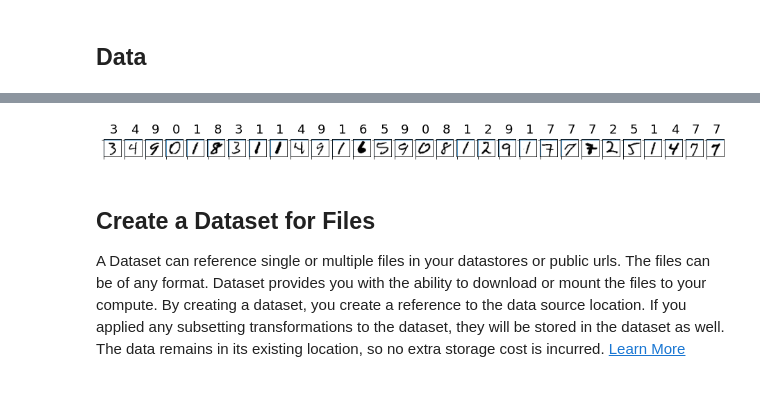
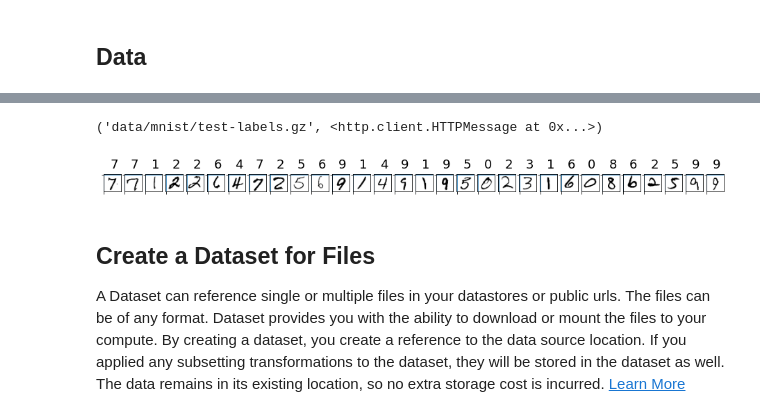
Before and after one commit to retkowsky/AMLlabs, a Jupyter notebook: Lab5 Training and hyperparameter tuning.ipynb, the cells around one changed output, grey strips where cells are left out. Cells and saved outputs as stored; diff of their text form; code cells hidden in the pictures.

```diff
--- a/Lab5 Training and hyperparameter tuning.ipynb
+++ b/Lab5 Training and hyperparameter tuning.ipynb
@@ -88,26 +65,41 @@ exp = Experiment(workspace=ws, name='Lab5-HyperparameterTuning')
+# %%
+import urllib
+data_folder = 'data/mnist'
+os.makedirs(data_folder, exist_ok=True)
+
+urllib.request.urlretrieve('https://azureopendatastorage.blob.core.windows.net/mnist/train-images-idx3-ubyte.gz',
+                           filename=os.path.join(data_folder, 'train-images.gz'))
+urllib.request.urlretrieve('https://azureopendatastorage.blob.core.windows.net/mnist/train-labels-idx1-ubyte.gz',
+                           filename=os.path.join(data_folder, 'train-labels.gz'))
+urllib.request.urlretrieve('https://azureopendatastorage.blob.core.windows.net/mnist/t10k-images-idx3-ubyte.gz',
+                           filename=os.path.join(data_folder, 'test-images.gz'))
+urllib.request.urlretrieve('https://azureopendatastorage.blob.core.windows.net/mnist/t10k-labels-idx1-ubyte.gz',
+                           filename=os.path.join(data_folder, 'test-labels.gz'))
+# %% [output]
+('data/mnist/test-labels.gz', <http.client.HTTPMessage at 0x...>)
 # %%
 from utils import load_data
 
 # note we also shrink the intensity values (X) from 0-255 to 0-1. This helps the neural network converge faster.
-X_train = load_data('./data/mnist/train-images.gz', False) / 255.0
-y_train = load_data('./data/mnist/train-labels.gz', True).reshape(-1)
+X_train = load_data('data/mnist/train-images.gz', False) / 255.0
+y_train = load_data('data/mnist/train-labels.gz', True).reshape(-1)
 
-X_test = load_data('./data/mnist/test-images.gz', False) / 255.0
-y_test = load_data('./data/mnist/test-labels.gz', True).reshape(-1)
+X_test = load_data('data/mnist/test-images.gz', False) / 255.0
+y_test = load_data('data/mnist/test-labels.gz', True).reshape(-1)
 
 count = 0
 sample_size = 30
 plt.figure(figsize = (16, 6))
 for i in np.random.permutation(X_train.shape[0])[:sample_size]:
     count = count + 1
     plt.subplot(1, sample_size, count)
     plt.axhline('')
     plt.axvline('')
     plt.text(x = 10, y = -10, s = y_train[i], fontsize = 18)
     plt.imshow(X_train[i].reshape(28, 28), cmap = plt.cm.Greys)
 plt.show()
 # %% [output]
-[figure, old version]
+[figure, new version]
 # %% [markdown]
 ## Create a Dataset for Files
 A Dataset can reference single or multiple files in your datastores or public urls. The files can be of any format. Dataset provides you with the ability to download or mount the files to your compute. By creating a dataset, you create a reference to the data source location. If you applied any subsetting transformations to the dataset, they will be stored in the dataset as well. The data remains in its existing location, so no extra storage cost is incurred. [Learn More](https://aka.ms/azureml/howto/createdatasets)
```
Also changed, not shown: parts of 24 cells of this notebook, 6 other files.
